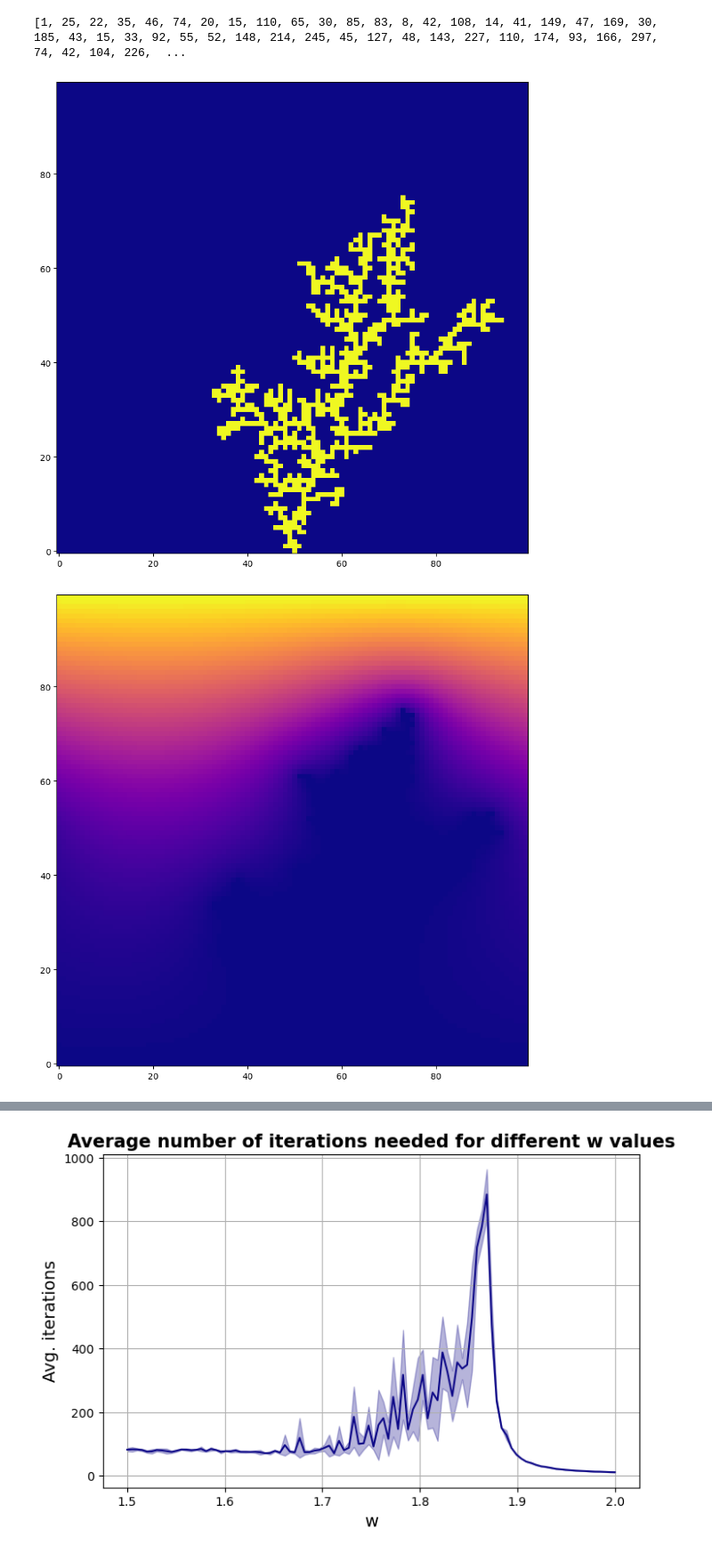
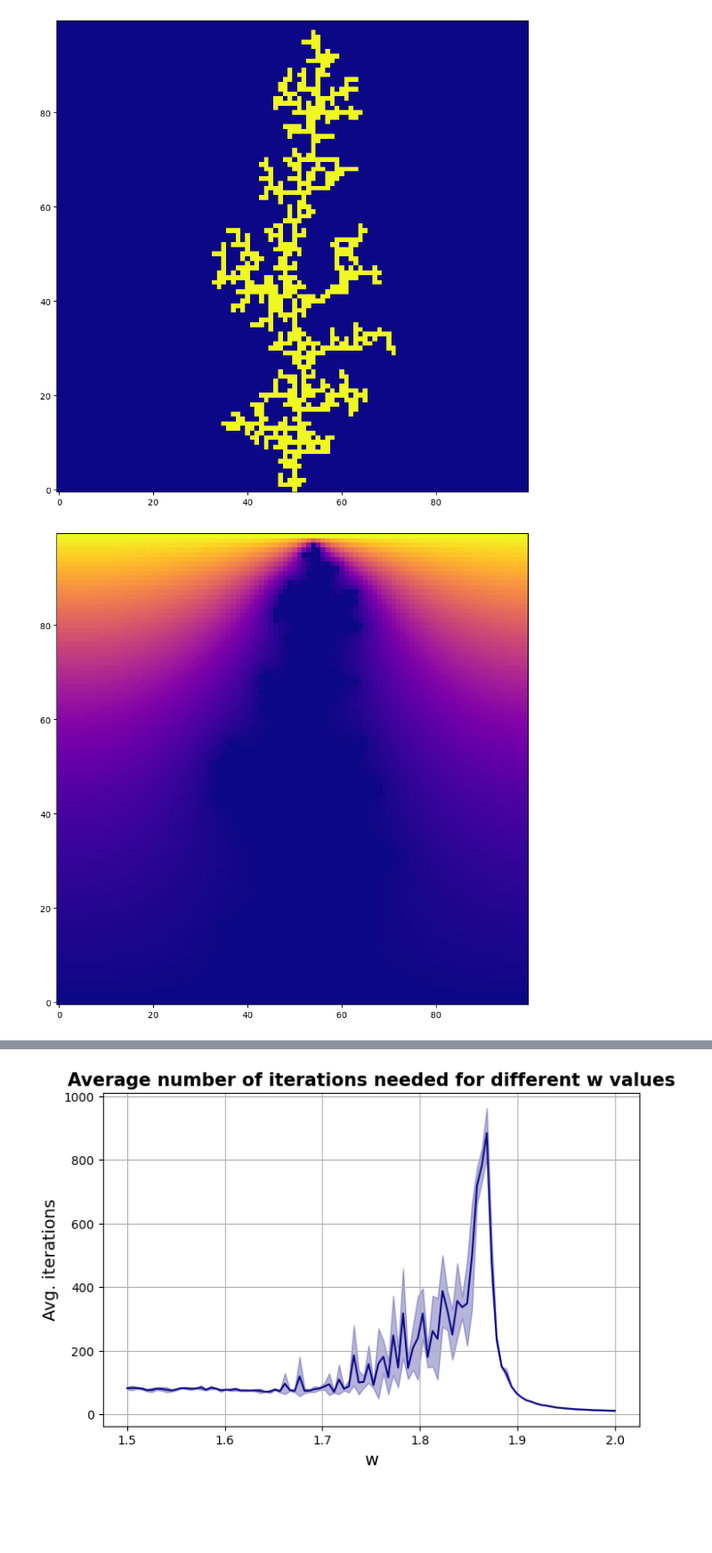
Before and after one commit to francescotiepolo/scientific_computing_assignment2, a Jupyter notebook: Question_A_fig.ipynb, the cells around one changed output, grey strips where cells are left out. Shown: that part at 89% size. Saved outputs shown, nothing was run; the diff lists cells and outputs as text; code cells hidden in the pictures; blank space fills up the shorter version.

```diff
--- a/Question_A_fig.ipynb
+++ b/Question_A_fig.ipynb
@@ -11,19 +11,18 @@ os.makedirs(save_folder, exist_ok=True)
 # %%
 # Plotting of one claster with its concentration map
 
-c, cluster, avg_iter = simulation_dla(grid_size=(100, 100), steps=800, eta=1, w=1.8)
+c, cluster, avg_iter = simulation_dla(grid_size=(100, 100), steps=800, eta=1, w=1.65)
 
 plt.figure(figsize=(10, 10))
 plt.imshow(cluster, origin='lower', cmap='plasma')
 plt.show()
 
 plt.figure(figsize=(10, 10))
 plt.imshow(c, origin='lower', cmap='plasma')
 plt.show()
 # %% [output]
-[1, 25, 22, 35, 46, 74, 20, 15, 110, 65, 30, 85, 83, 8, 42, 108, 14, 41, 149, 47, 169, 30, 185, 43, 15, 33, 92, 55, 52, 148, 214, 245, 45, 127, 48, 143, 227, 110, 174, 93, 166, 297, 74, 42, 104, 226,  ...
-[figure, old version]
+[figure, new version]
-[figure, old version]
+[figure, new version]
 # %%
 # Investigate the effect of η on the cluster growth
 
```
Also changed, not shown: parts of 1 cell of this notebook, 1 other file.
